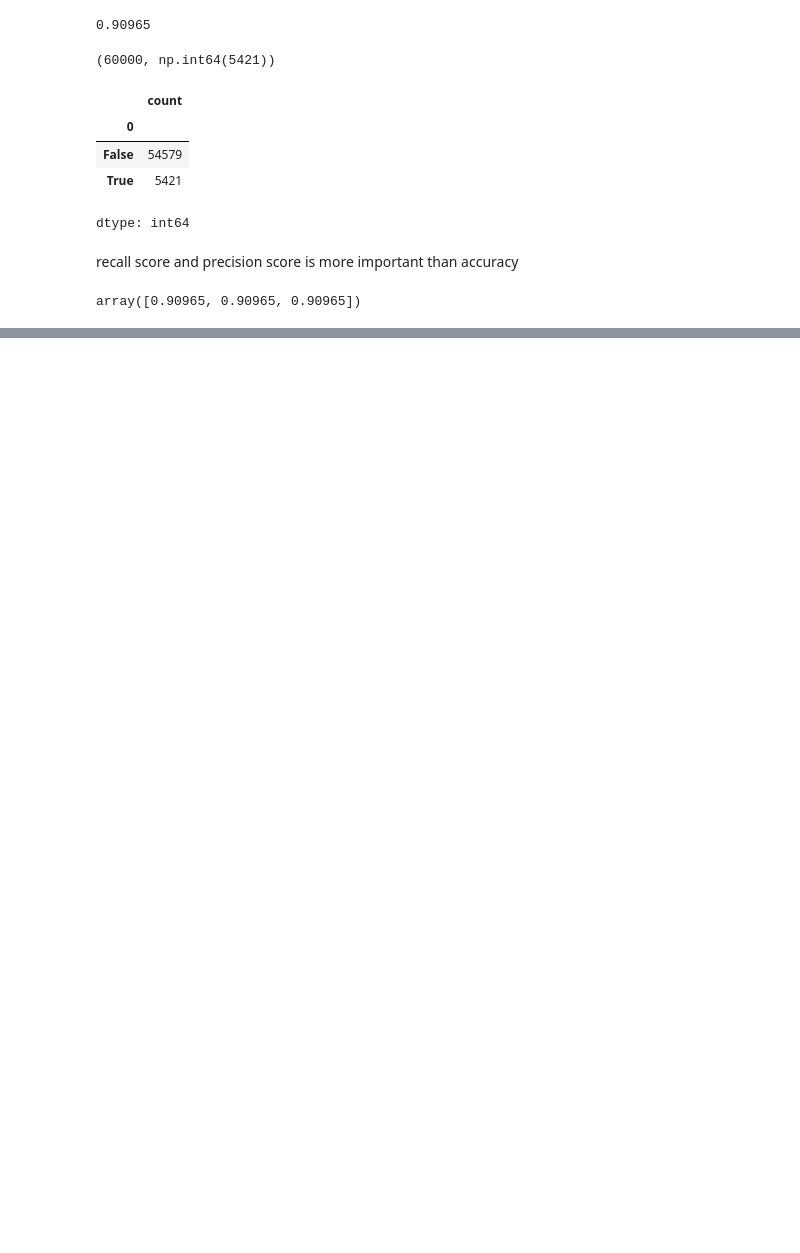
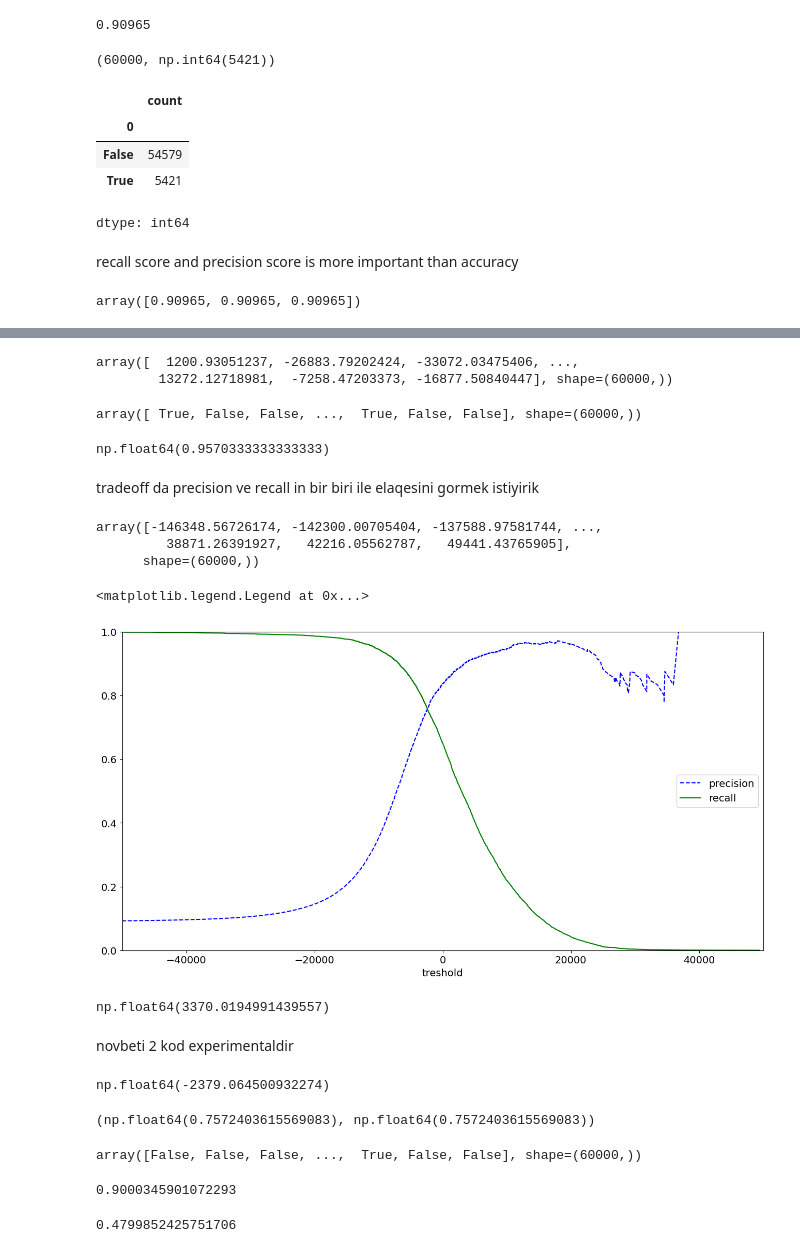
Before and after one commit to Turqan522/MachineLearning, a Jupyter notebook: Bank_Customer_Churn_Prediction.ipynb, the cells around one changed output, grey strips where cells are left out. Cells and saved outputs as stored; diff of their text form; code cells hidden in the pictures; blank space fills up the shorter version.

```diff
--- a/Bank_Customer_Churn_Prediction.ipynb
+++ b/Bank_Customer_Churn_Prediction.ipynb
@@ -855,0 +858,9 @@ array([0.90965, 0.90965, 0.90965])
+# %%
+from sklearn.model_selection import cross_val_predict
+
+# Restore X to the original MNIST data
+X = mnist['data']
+X_train = X[:60000]
+
+preds = cross_val_predict(sgd_clf, X_train, y_train_5, cv=3)
+preds
@@ -855,0 +924,69 @@ array([0.90965, 0.90965, 0.90965])
+# %%
+y_scores=cross_val_predict(sgd_clf,X_train,y_train_5,cv=3,method='decision_function')
+y_scores
+# %% [output]
+array([  1200.93051237, -26883.79202424, -33072.03475406, ...,
+        13272.12718981,  -7258.47203373, -16877.50840447], shape=(60000,))
+# %%
+y_train_5
+# %% [output]
+array([ True, False, False, ...,  True, False, False], shape=(60000,))
+# %%
+sum((y_scores>0) == y_train_5) /  len(y_train_5)
+# %% [output]
+np.float64(0.9570333333333333)
+# %% [markdown]
+tradeoff da precision ve recall in bir biri ile elaqesini gormek istiyirik
+# %%
+from sklearn.metrics import precision_recall_curve
+
+precisions,recalls,tresholds =precision_recall_curve(y_train_5,y_scores)
+# %%
+tresholds
+# %% [output]
+array([-146348.56726174, -142300.00705404, -137588.97581744, ...,
+         38871.26391927,   42216.05562787,   49441.43765905],
+      shape=(60000,))
+# %%
+plt.figure(figsize=(16,8))
+plt.plot(tresholds,precisions[:-1],'b--',label="precision")
+plt.plot(tresholds,recalls[:-1],'g-',label="recall")
+
+plt.axis([-50000,50000,0,1])
+plt.xlabel('treshold')
+plt.legend(loc='center right')
+# %% [output]
+<matplotlib.legend.Legend at 0x...>
+[figure, added]
+# %%
+idx_for_90_precision =(precisions >0.90).argmax() #argmax --> max qiymetin indexsini qaytariri argmax() --> birinci True nu qaytaracaq "precision"
+treshold_for_90_precision =tresholds[idx_for_90_precision]
+treshold_for_90_precision
+# %% [output]
+np.float64(3370.0194991439557)
+# %% [markdown]
+novbeti  2 kod experimentaldir
+# %%
+idx_for_equal_precision =(precisions == recalls).argmax()   #-->ikisinin kesismesini tapdiq
+tresholds_for_equals=tresholds[idx_for_equal_precision]
+tresholds_for_equals
+# %% [output]
+np.float64(-2379.064500932274)
+# %%
+precisions[idx_for_equal_precision],recalls[idx_for_equal_precision]  #--> ikisinin kesismesinde faizi tapdiq
+# %% [output]
+(np.float64(0.7572403615569083), np.float64(0.7572403615569083))
+# %%
+y_train_pred_90 =(y_scores >= treshold_for_90_precision)   #--> burada biz precision 90% dan cox oldugunu tapiriq
+y_train_pred_90
+# %% [output]
+array([False, False, False, ...,  True, False, False], shape=(60000,))
+# %%
+precision_score(y_train_5,y_train_pred_90)
+# %% [output]
+0.9000345901072293
+# %%
+recall_at_90_precision =recall_score(y_train_5,y_train_pred_90)
+recall_at_90_precision
+# %% [output]
+0.4799852425751706
```
Also changed, not shown: parts of 48 cells of this notebook.
